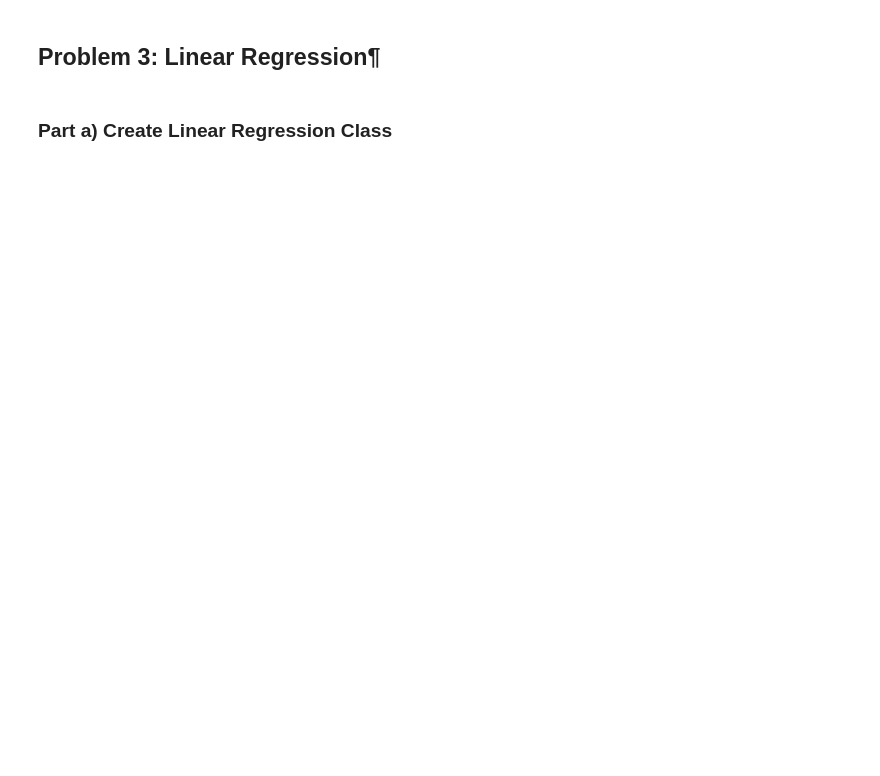
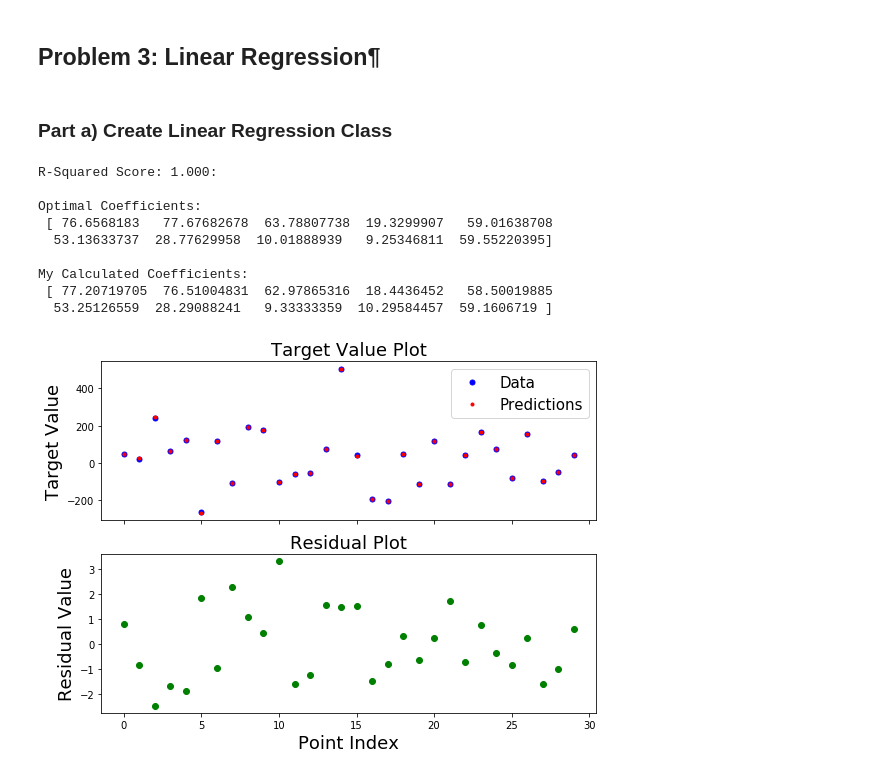
Before and after one commit to rshally/AM207, a Jupyter notebook: Spencer/Pset 2/Hallyburton_Pset_2.ipynb, the cells around one changed output. Cells and saved outputs as stored; diff of their text form; code cells hidden in the pictures; blank space fills up the shorter version.

```diff
--- a/Spencer/Pset 2/Hallyburton_Pset_2.ipynb
+++ b/Spencer/Pset 2/Hallyburton_Pset_2.ipynb
@@ -439,7 +503,7 @@ class Regression(object):
         return self.params[k]
 
     def set_params(self, **kwargs):
-        for k,v in kwargs.iteritems():
+        for k,v in kwargs.items():
             self.params[k] = v
 
     def fit(self, X, y):
@@ -450,6 +514,3 @@ class Regression(object):
 
     def score(self, X, y):
         raise NotImplementedError()
-
-
-class OLS(Regression):
@@ -455,0 +552,41 @@ class OLS(Regression):
+# %%
+from sklearn.datasets import make_regression
+np.random.seed(99)
+X, y, coef = make_regression(30,10, 10, bias=1, noise=2, coef=True)
+
+# Run least squares regression
+lr = OLS()
+lr.fit(X,y)
+B1 = lr.get_params('coef')
+yhat = lr.predict(X)
+R2 = lr.score(X,y)
+print('R-Squared Score: %.3f:' % R2)
+
+# Compare coefficients
+print('\nOptimal Coefficients:\n', coef)
+print('\nMy Calculated Coefficients:\n', B1)
+
+# Display the plot of the residuals
+fig, ax = plt.subplots(2,1,figsize=(8,6), sharex=True)
+ax[0].plot(y, 'bo', markersize=5, label='Data')
+ax[0].plot(yhat, 'ro', markersize=3, label='Predictions')
+ax[0].set_title('Target Value Plot')
+ax[0].set_ylabel('Target Value')
+ax[0].legend()
+ax[1].plot(y - yhat, 'go')
+ax[1].set_title('Residual Plot')
+ax[1].set_xlabel('Point Index')
+ax[1].set_ylabel('Residual Value')
+plt.tight_layout()
+plt.show()
+# %% [output]
+R-Squared Score: 1.000:
+
+Optimal Coefficients:
+ [ 76.6568183   77.67682678  63.78807738  19.3299907   59.01638708
+  53.13633737  28.77629958  10.01888939   9.25346811  59.55220395]
+
+My Calculated Coefficients:
+ [ 77.20719705  76.51004831  62.97865316  18.4436452   58.50019885
+  53.25126559  28.29088241   9.33333359  10.29584457  59.1606719 ]
+[figure, added]
```
Also changed, not shown: parts of 17 cells of this notebook.
